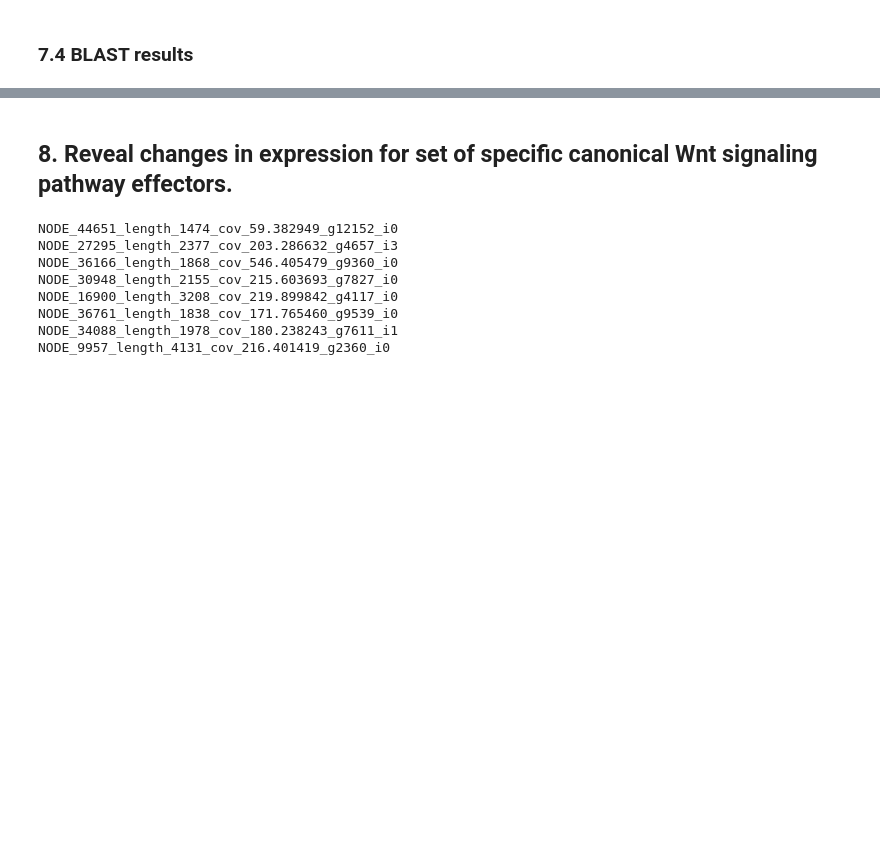
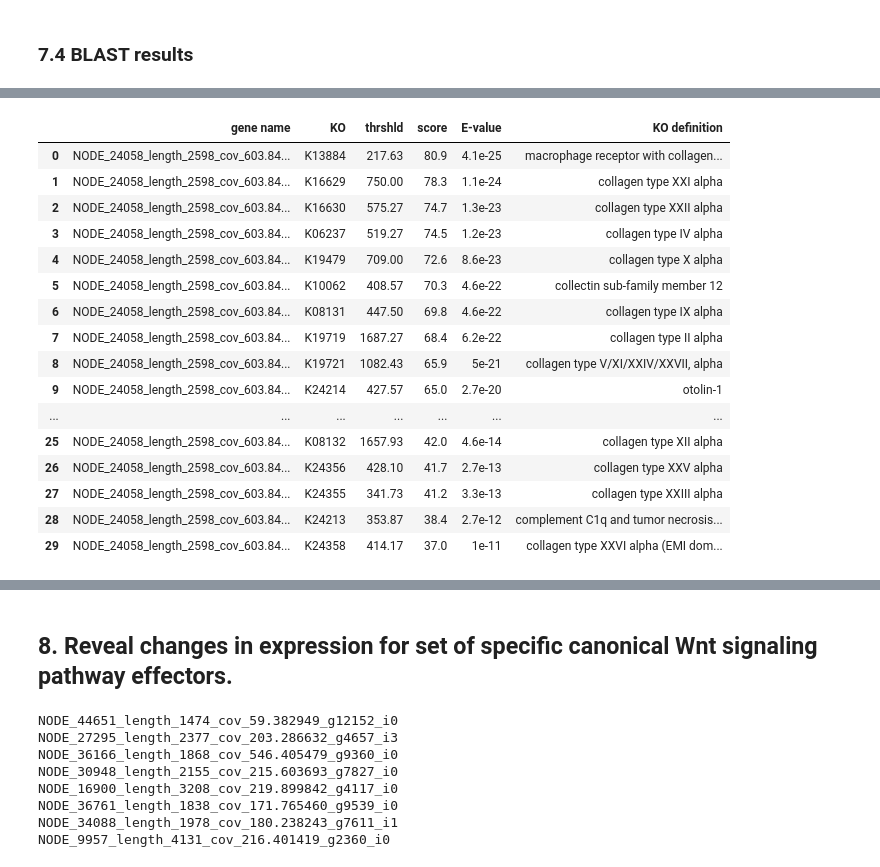
Before and after one commit to angrygeese/DynamenaProject_BI2023-24, a Jupyter notebook: code/Lab_journal_stas_project.ipynb, the cells around one changed output, grey strips where cells are left out. Drawn from its saved outputs; the diff is of its cells as text; code cells hidden in the pictures; blank space fills up the shorter version.

```diff
--- a/code/Lab_journal_stas_project.ipynb
+++ b/code/Lab_journal_stas_project.ipynb
@@ -1040,3 +926,23 @@ results_100_neg_kegg = read_kegg_file('../data_folder/processed_data/7.Identify_
+# %%
+results_100_neg_kegg.head(30)
+# %% [output]
+|  | gene name | KO | thrshld | score | E-value | KO definition |
+| 0 | NODE_24058_length_2598_cov_603.84... | K13884 | 217.63 | 80.9 | 4.1e-25 | macrophage receptor with collagen... |
+| 1 | NODE_24058_length_2598_cov_603.84... | K16629 | 750.00 | 78.3 | 1.1e-24 | collagen type XXI alpha |
+| 2 | NODE_24058_length_2598_cov_603.84... | K16630 | 575.27 | 74.7 | 1.3e-23 | collagen type XXII alpha |
+| 3 | NODE_24058_length_2598_cov_603.84... | K06237 | 519.27 | 74.5 | 1.2e-23 | collagen type IV alpha |
+| 4 | NODE_24058_length_2598_cov_603.84... | K19479 | 709.00 | 72.6 | 8.6e-23 | collagen type X alpha |
+| 5 | NODE_24058_length_2598_cov_603.84... | K10062 | 408.57 | 70.3 | 4.6e-22 | collectin sub-family member 12 |
+| 6 | NODE_24058_length_2598_cov_603.84... | K08131 | 447.50 | 69.8 | 4.6e-22 | collagen type IX alpha |
+| 7 | NODE_24058_length_2598_cov_603.84... | K19719 | 1687.27 | 68.4 | 6.2e-22 | collagen type II alpha |
+| 8 | NODE_24058_length_2598_cov_603.84... | K19721 | 1082.43 | 65.9 | 5e-21 | collagen type V/XI/XXIV/XXVII, alpha |
+| 9 | NODE_24058_length_2598_cov_603.84... | K24214 | 427.57 | 65.0 | 2.7e-20 | otolin-1 |
+| ... | ... | ... | ... | ... | ... | ... |
+| 25 | NODE_24058_length_2598_cov_603.84... | K08132 | 1657.93 | 42.0 | 4.6e-14 | collagen type XII alpha |
+| 26 | NODE_24058_length_2598_cov_603.84... | K24356 | 428.10 | 41.7 | 2.7e-13 | collagen type XXV alpha |
+| 27 | NODE_24058_length_2598_cov_603.84... | K24355 | 341.73 | 41.2 | 3.3e-13 | collagen type XXIII alpha |
+| 28 | NODE_24058_length_2598_cov_603.84... | K24213 | 353.87 | 38.4 | 2.7e-12 | complement C1q and tumor necrosis... |
+| 29 | NODE_24058_length_2598_cov_603.84... | K24358 | 414.17 | 37.0 | 1e-11 | collagen type XXVI alpha (EMI dom... |
 # %%
 results_100_pos_kegg_group = pd.DataFrame(results_100_pos_kegg[['KO definition', 'gene name']].groupby('KO definition')['gene name'].apply(list)).reset_index()
 results_100_pos_kegg_group['counts'] = results_100_pos_kegg_group['gene name'].apply(len)
```
Also changed, not shown: parts of 53 cells of this notebook, 29 other files.
